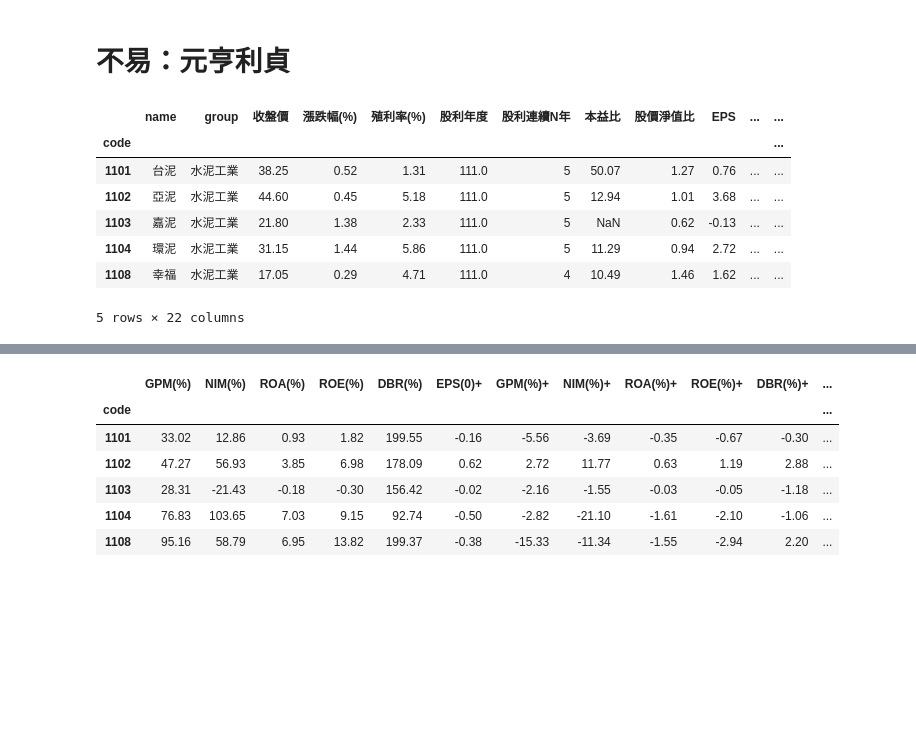
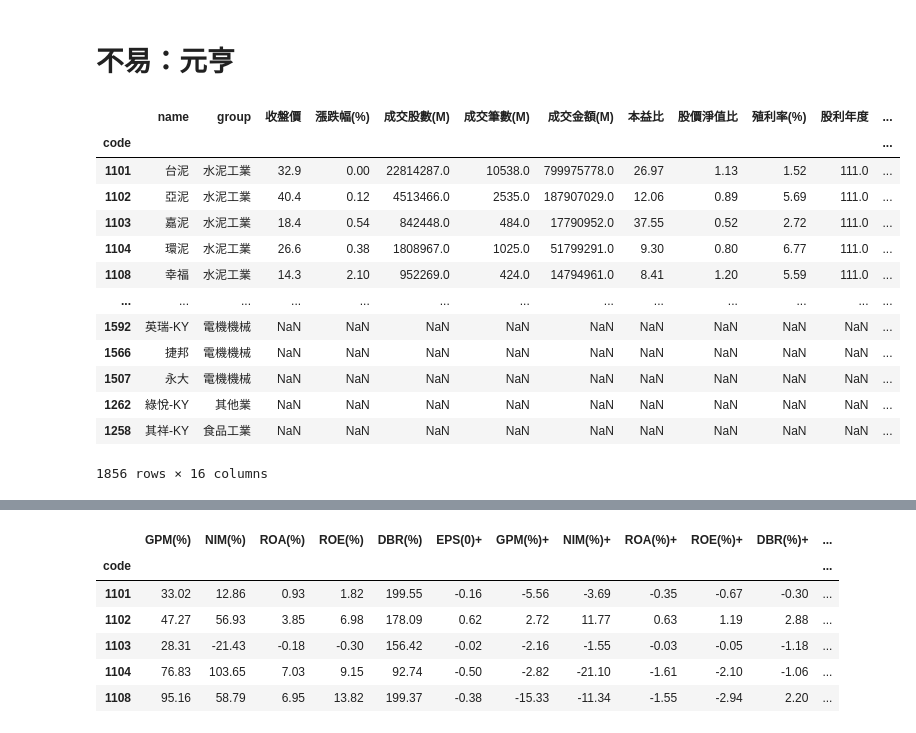
Before and after one commit to yangaound/stock.tw, a Jupyter notebook: README.ipynb, the cells around one changed output, grey strips where cells are left out. Saved outputs shown, nothing was run; the diff lists cells and outputs as text; code cells hidden in the pictures; blank space fills up the shorter version.

```diff
--- a/README.ipynb
+++ b/README.ipynb
@@ -20,15 +20,24 @@ dataset.datatime_range
 # %% [markdown]
-# 不易：元亨利貞
+# 不易：元亨
-# %%
-df = dataset.analyze_profit()
-df = dataset.append_stock_info(df)
-df.iloc[:,0:22].head(5).round(2)
-# %% [output]
-|  | name | group | 收盤價 | 漲跌幅(%) | 殖利率(%) | 股利年度 | 股利連續N年 | 本益比 | 股價淨值比 | EPS | ... | ... |
-| code |  |  |  |  |  |  |  |  |  |  |  | ... |
-| 1101 | 台泥 | 水泥工業 | 38.25 | 0.52 | 1.31 | 111.0 | 5 | 50.07 | 1.27 | 0.76 | ... | ... |
-| 1102 | 亞泥 | 水泥工業 | 44.60 | 0.45 | 5.18 | 111.0 | 5 | 12.94 | 1.01 | 3.68 | ... | ... |
-| 1103 | 嘉泥 | 水泥工業 | 21.80 | 1.38 | 2.33 | 111.0 | 5 | NaN | 0.62 | -0.13 | ... | ... |
-| 1104 | 環泥 | 水泥工業 | 31.15 | 1.44 | 5.86 | 111.0 | 5 | 11.29 | 0.94 | 2.72 | ... | ... |
-| 1108 | 幸福 | 水泥工業 | 17.05 | 0.29 | 4.71 | 111.0 | 4 | 10.49 | 1.46 | 1.62 | ... | ... |
-5 rows × 22 columns
+# %%
+# df = dataset.元亨(
+#     daily_ts=datetime.datetime(2023, 11, 8),  # ts of the daily price data
+#     ifrs_ts=datetime.datetime(2023, 8, 14),  # ts of the financial statement data
+# )
+df = dataset.analyze_base(ifrs_ts=datetime.datetime(2023, 8, 14))
+df.round(2)
+# %% [output]
+|  | name | group | 收盤價 | 漲跌幅(%) | 成交股數(M) | 成交筆數(M) | 成交金額(M) | 本益比 | 股價淨值比 | 殖利率(%) | 股利年度 | ... |
+| code |  |  |  |  |  |  |  |  |  |  |  | ... |
+| 1101 | 台泥 | 水泥工業 | 32.9 | 0.00 | 22814287.0 | 10538.0 | 799975778.0 | 26.97 | 1.13 | 1.52 | 111.0 | ... |
+| 1102 | 亞泥 | 水泥工業 | 40.4 | 0.12 | 4513466.0 | 2535.0 | 187907029.0 | 12.06 | 0.89 | 5.69 | 111.0 | ... |
+| 1103 | 嘉泥 | 水泥工業 | 18.4 | 0.54 | 842448.0 | 484.0 | 17790952.0 | 37.55 | 0.52 | 2.72 | 111.0 | ... |
+| 1104 | 環泥 | 水泥工業 | 26.6 | 0.38 | 1808967.0 | 1025.0 | 51799291.0 | 9.30 | 0.80 | 6.77 | 111.0 | ... |
+| 1108 | 幸福 | 水泥工業 | 14.3 | 2.10 | 952269.0 | 424.0 | 14794961.0 | 8.41 | 1.20 | 5.59 | 111.0 | ... |
+| ... | ... | ... | ... | ... | ... | ... | ... | ... | ... | ... | ... | ... |
+| 1592 | 英瑞-KY | 電機機械 | NaN | NaN | NaN | NaN | NaN | NaN | NaN | NaN | NaN | ... |
+| 1566 | 捷邦 | 電機機械 | NaN | NaN | NaN | NaN | NaN | NaN | NaN | NaN | NaN | ... |
+| 1507 | 永大 | 電機機械 | NaN | NaN | NaN | NaN | NaN | NaN | NaN | NaN | NaN | ... |
+| 1262 | 綠悅-KY | 其他業 | NaN | NaN | NaN | NaN | NaN | NaN | NaN | NaN | NaN | ... |
+| 1258 | 其祥-KY | 食品工業 | NaN | NaN | NaN | NaN | NaN | NaN | NaN | NaN | NaN | ... |
+1856 rows × 16 columns
```
Also changed, not shown: parts of 9 cells of this notebook, 11 other files.
